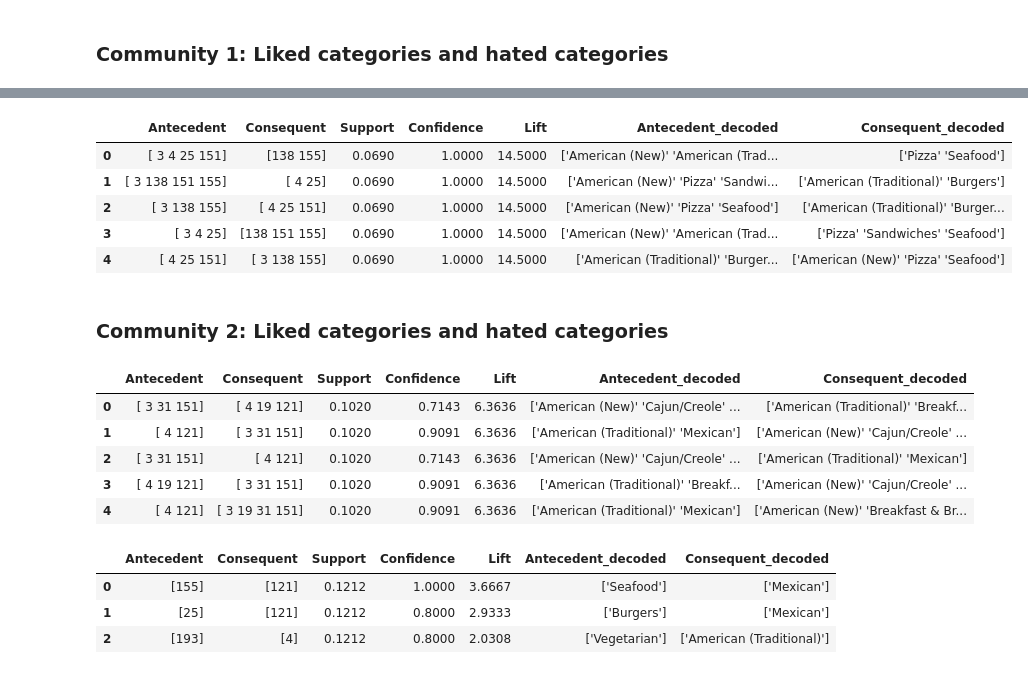
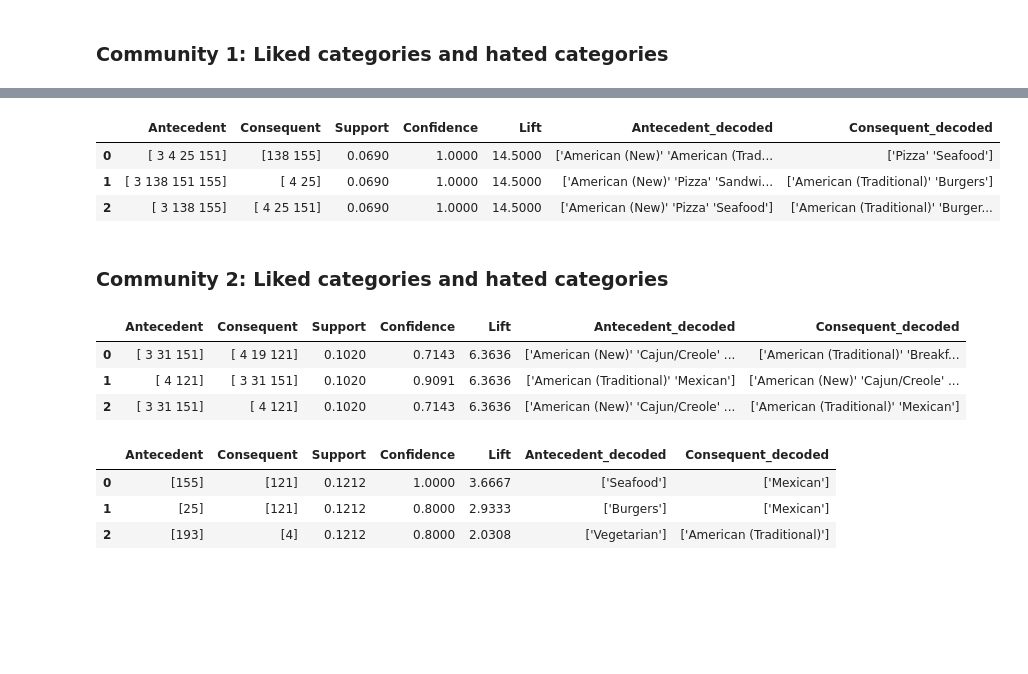
Before and after one commit to Cerlog/02807-project, a Jupyter notebook: FINAL_NOTEBOOK.ipynb, the cells around one changed output, grey strips where cells are left out. Saved outputs shown, nothing was run; the diff lists cells and outputs as text; code cells hidden in the pictures; blank space fills up the shorter version.

```diff
--- a/FINAL_NOTEBOOK.ipynb
+++ b/FINAL_NOTEBOOK.ipynb
@@ -983,27 +952,25 @@ rules_top1_liked_lift.style \
 # %%
 rules_top1_hated_lift = (
     rules_top1_hated
     .sort_values(["Lift"], ascending=False)
-    .head(5)
+    .head(3)
 )
 num_cols = ["Support", "Confidence", "Lift"]
 rules_top1_hated_lift.style \
     .format({c: "{:.4f}" for c in num_cols}) \
     .background_gradient(cmap=cm.Reds, subset=num_cols)
 # %% [output]
 |  | Antecedent | Consequent | Support | Confidence | Lift | Antecedent_decoded | Consequent_decoded |
 | 0 | [ 3 4 25 151] | [138 155] | 0.0690 | 1.0000 | 14.5000 | ['American (New)' 'American (Trad... | ['Pizza' 'Seafood'] |
 | 1 | [ 3 138 151 155] | [ 4 25] | 0.0690 | 1.0000 | 14.5000 | ['American (New)' 'Pizza' 'Sandwi... | ['American (Traditional)' 'Burgers'] |
 | 2 | [ 3 138 155] | [ 4 25 151] | 0.0690 | 1.0000 | 14.5000 | ['American (New)' 'Pizza' 'Seafood'] | ['American (Traditional)' 'Burger... |
-| 3 | [ 3 4 25] | [138 151 155] | 0.0690 | 1.0000 | 14.5000 | ['American (New)' 'American (Trad... | ['Pizza' 'Sandwiches' 'Seafood'] |
-| 4 | [ 4 25 151] | [ 3 138 155] | 0.0690 | 1.0000 | 14.5000 | ['American (Traditional)' 'Burger... | ['American (New)' 'Pizza' 'Seafood'] |
 # %% [markdown]
 ### Community 2: Liked categories and hated categories
 # %%
 rules_top2_liked_lift = (
     rules_top2_liked
     .sort_values(["Lift"], ascending=False)
-    .head(5)
+    .head(3)
 )
 num_cols = ["Support", "Confidence", "Lift"]
 rules_top2_liked_lift.style \
@@ -1014,8 +981,6 @@ rules_top2_liked_lift.style \
 | 0 | [ 3 31 151] | [ 4 19 121] | 0.1020 | 0.7143 | 6.3636 | ['American (New)' 'Cajun/Creole' ... | ['American (Traditional)' 'Breakf... |
 | 1 | [ 4 121] | [ 3 31 151] | 0.1020 | 0.9091 | 6.3636 | ['American (Traditional)' 'Mexican'] | ['American (New)' 'Cajun/Creole' ... |
 | 2 | [ 3 31 151] | [ 4 121] | 0.1020 | 0.7143 | 6.3636 | ['American (New)' 'Cajun/Creole' ... | ['American (Traditional)' 'Mexican'] |
-| 3 | [ 4 19 121] | [ 3 31 151] | 0.1020 | 0.9091 | 6.3636 | ['American (Traditional)' 'Breakf... | ['American (New)' 'Cajun/Creole' ... |
-| 4 | [ 4 121] | [ 3 19 31 151] | 0.1020 | 0.9091 | 6.3636 | ['American (Traditional)' 'Mexican'] | ['American (New)' 'Breakfast & Br... |
 # %%
 rules_top2_hated_lift = (
     rules_top2_hated
```
Also changed, not shown: parts of 23 cells of this notebook, 25 other files.
